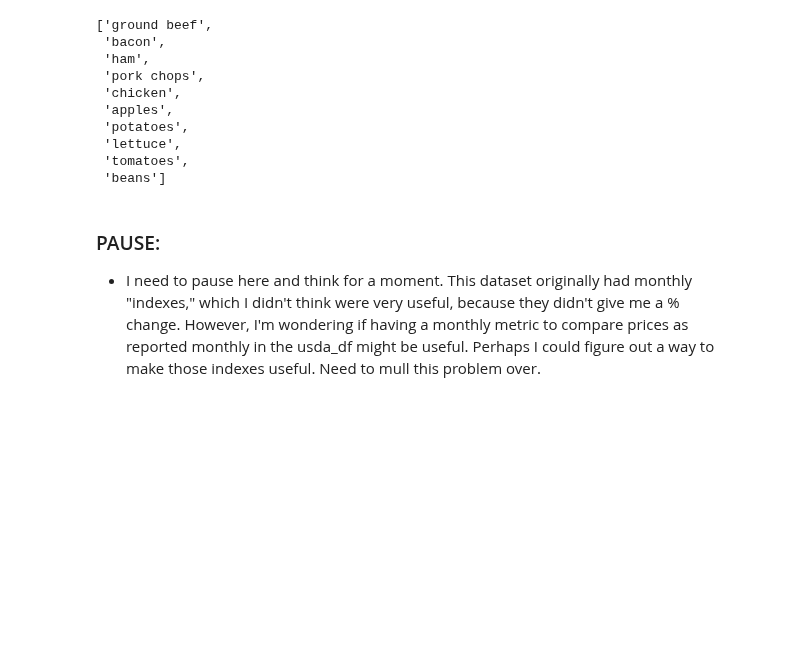
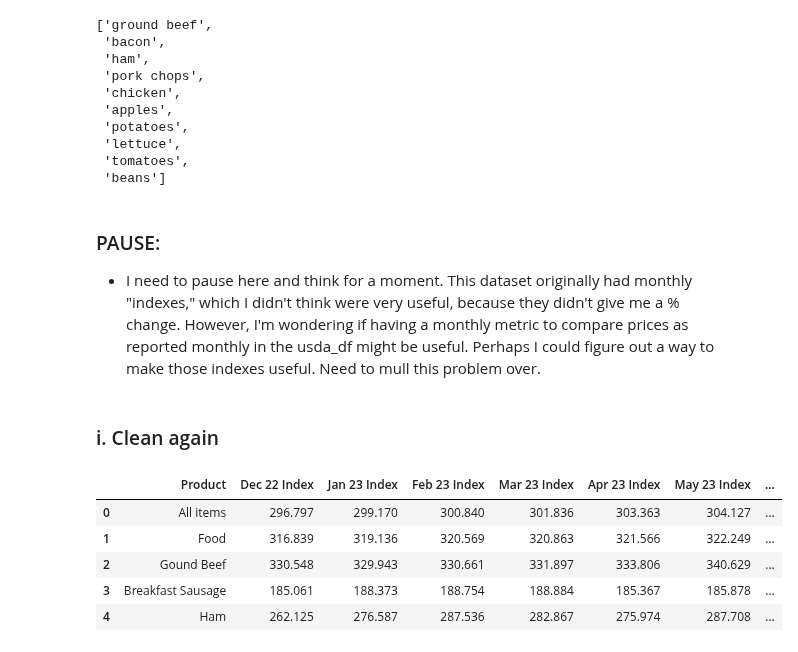
Before and after one commit to bradleytkay/Q1-2025-data-analysis-project-challenge, a Jupyter notebook: Q1-2025-step3-eda.ipynb, the cells around one changed output. Cells and saved outputs as stored; diff of their text form; code cells hidden in the pictures; blank space fills up the shorter version.

Commit message:
Re-cleaned blscpi_df to include monthly inflation indexes to plot against monthly usda_df price reports

```diff
--- a/Q1-2025-step3-eda.ipynb
+++ b/Q1-2025-step3-eda.ipynb
@@ -528,3 +528,16 @@ blscpi_df['product'].unique().tolist()
 # %% [markdown]
 ### PAUSE:
 * I need to pause here and think for a moment.  This dataset originally had monthly "indexes," which I didn't think were very useful, because they didn't give me a % change.  However, I'm wondering if having a monthly metric to compare prices as reported monthly in the usda_df might be useful.  Perhaps I could figure out a way to make those indexes useful.  Need to mull this problem over.
+# %% [markdown]
+### i. Clean again
+# %%
+blscpi_df = pd.read_excel('cpi-u-202312.xlsx')
+
+blscpi_df.head()
+# %% [output]
+|  | Product | Dec 22 Index | Jan 23 Index | Feb 23 Index | Mar 23 Index | Apr 23 Index | May 23 Index | ... |
+| 0 | All items | 296.797 | 299.170 | 300.840 | 301.836 | 303.363 | 304.127 | ... |
+| 1 | Food | 316.839 | 319.136 | 320.569 | 320.863 | 321.566 | 322.249 | ... |
+| 2 | Gound Beef | 330.548 | 329.943 | 330.661 | 331.897 | 333.806 | 340.629 | ... |
+| 3 | Breakfast Sausage | 185.061 | 188.373 | 188.754 | 188.884 | 185.367 | 185.878 | ... |
+| 4 | Ham | 262.125 | 276.587 | 287.536 | 282.867 | 275.974 | 287.708 | ... |
```
Also changed, not shown: parts of 3 cells of this notebook.
